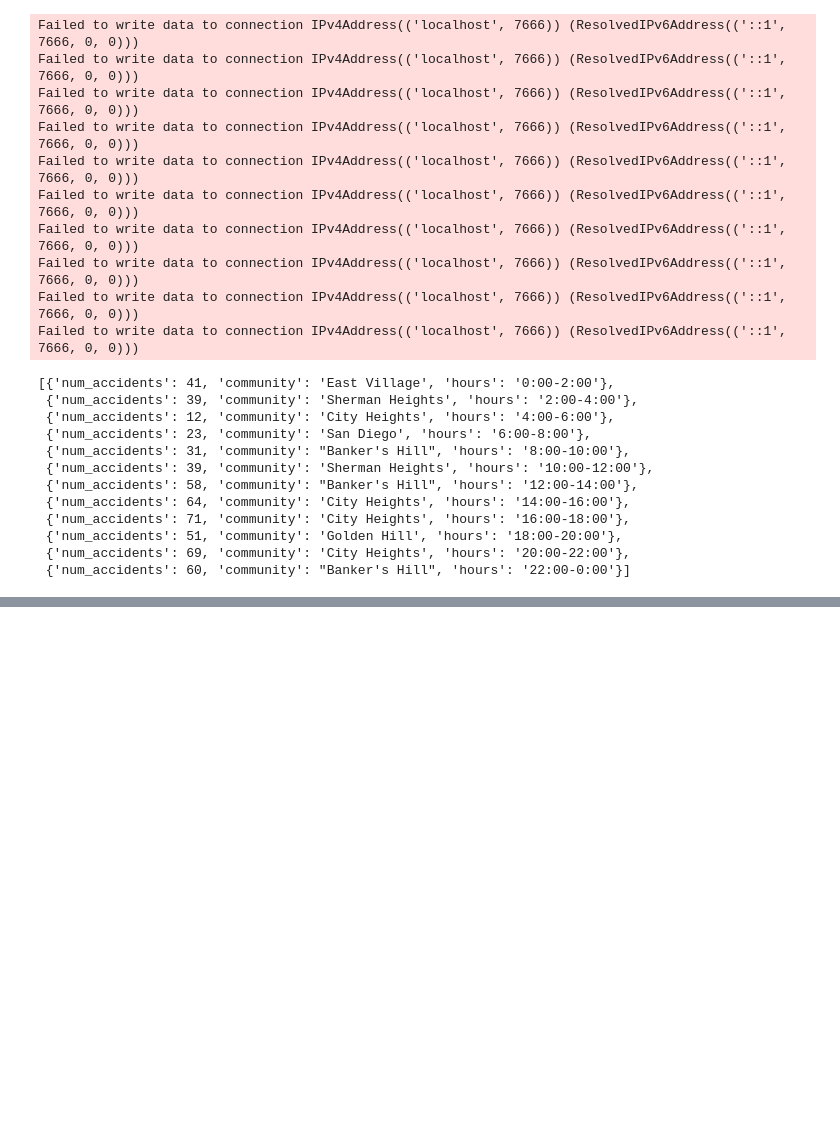
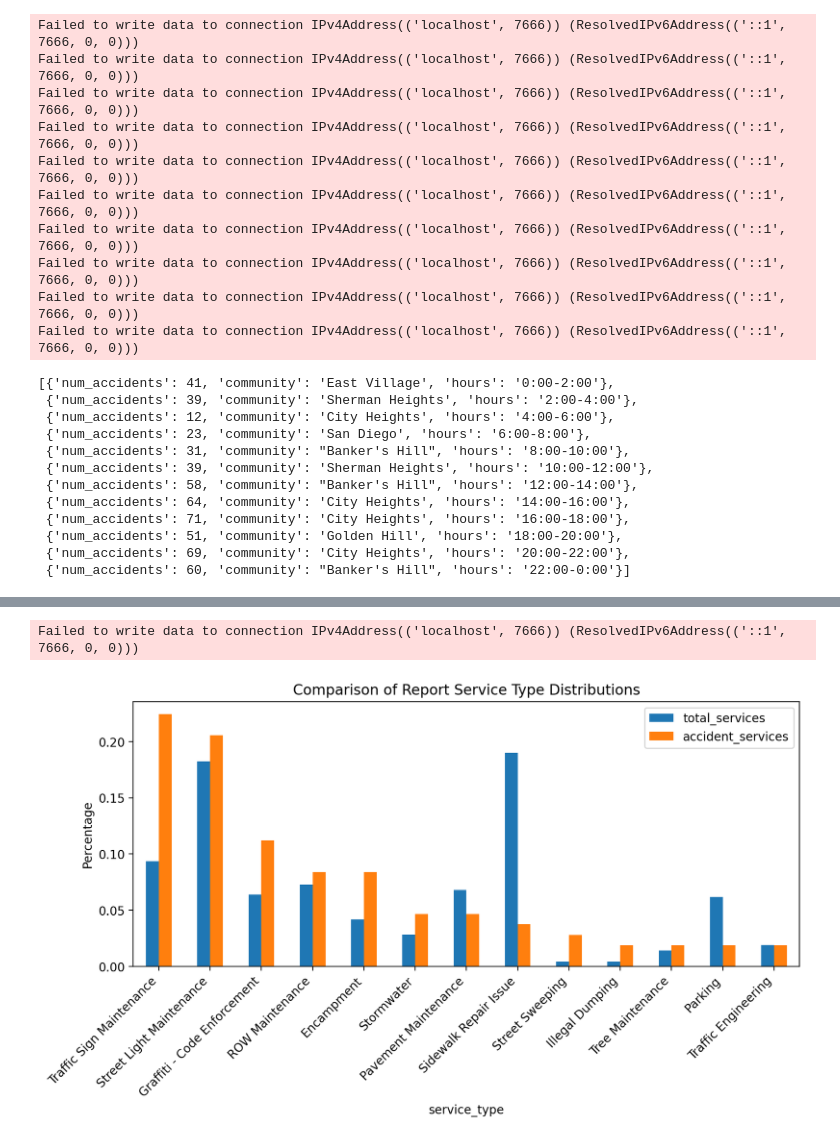
Before and after one commit to jgeng99/San-Diego-Accident-Analysis, a Jupyter notebook: src/graph-analysis.ipynb, the cells around one changed output, grey strips where cells are left out. Saved outputs shown, nothing was run; the diff lists cells and outputs as text; code cells hidden in the pictures; blank space fills up the shorter version.

```diff
--- a/src/graph-analysis.ipynb
+++ b/src/graph-analysis.ipynb
@@ -394,0 +479,3 @@ bird_result / len(bird_acc)
+# %%
+frequent_types = frequent_report_types(top_n=10)
+frequent_types
@@ -394,0 +502,42 @@ bird_result / len(bird_acc)
+# %%
+# compare to original distribution
+cur = pg.cursor()
+query = """
+SELECT service_name, COUNT(*) AS num_services
+FROM reports
+GROUP BY service_name
+ORDER BY num_services DESC
+"""
+cur.execute(query)
+all_report_types = cur.fetchall()
+cur.close()
+
+# normalize data
+report_distr = (
+    pd.DataFrame(all_report_types, columns=['service_type', 'total_services'])
+    .merge(pd.DataFrame(frequent_types), how='left', left_on='service_type', right_on=0)
+    .fillna(0)
+    .drop(columns=[0])
+    .rename(columns={1: 'accident_services'})
+    .sort_values(by='accident_services', ascending=False)
+    .reset_index(drop=True)
+)
+report_distr['accident_services'] = (
+    report_distr['accident_services'].astype(int) /
+    report_distr['accident_services'].sum()
+)
+report_distr['total_services'] = report_distr['total_services'] / report_distr['total_services'].sum()
+
+# plot
+report_distr[report_distr['accident_services'] > 0.01].set_index('service_type').plot(
+    kind='bar',
+    rot=45,
+    ylabel='Percentage',
+    title='Comparison of Report Service Type Distributions',
+    figsize=(10, 4)
+)
+
+x_ticks = plt.xticks(ha='right')
+# %% [output]
+Failed to write data to connection IPv4Address(('localhost', 7666)) (ResolvedIPv6Address(('::1', 7666, 0, 0)))
+[figure, added]
```
Also changed, not shown: parts of 23 cells of this notebook.
